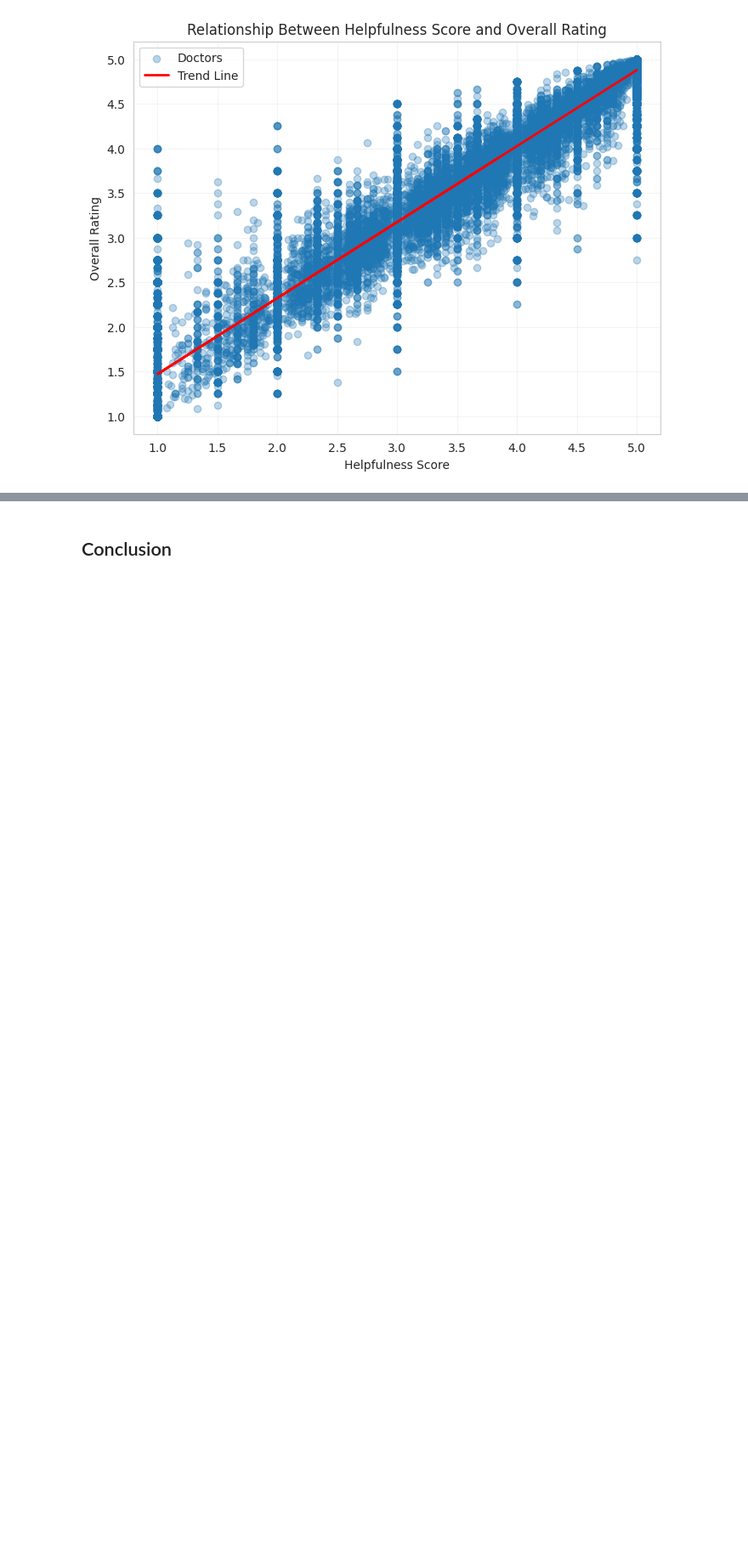
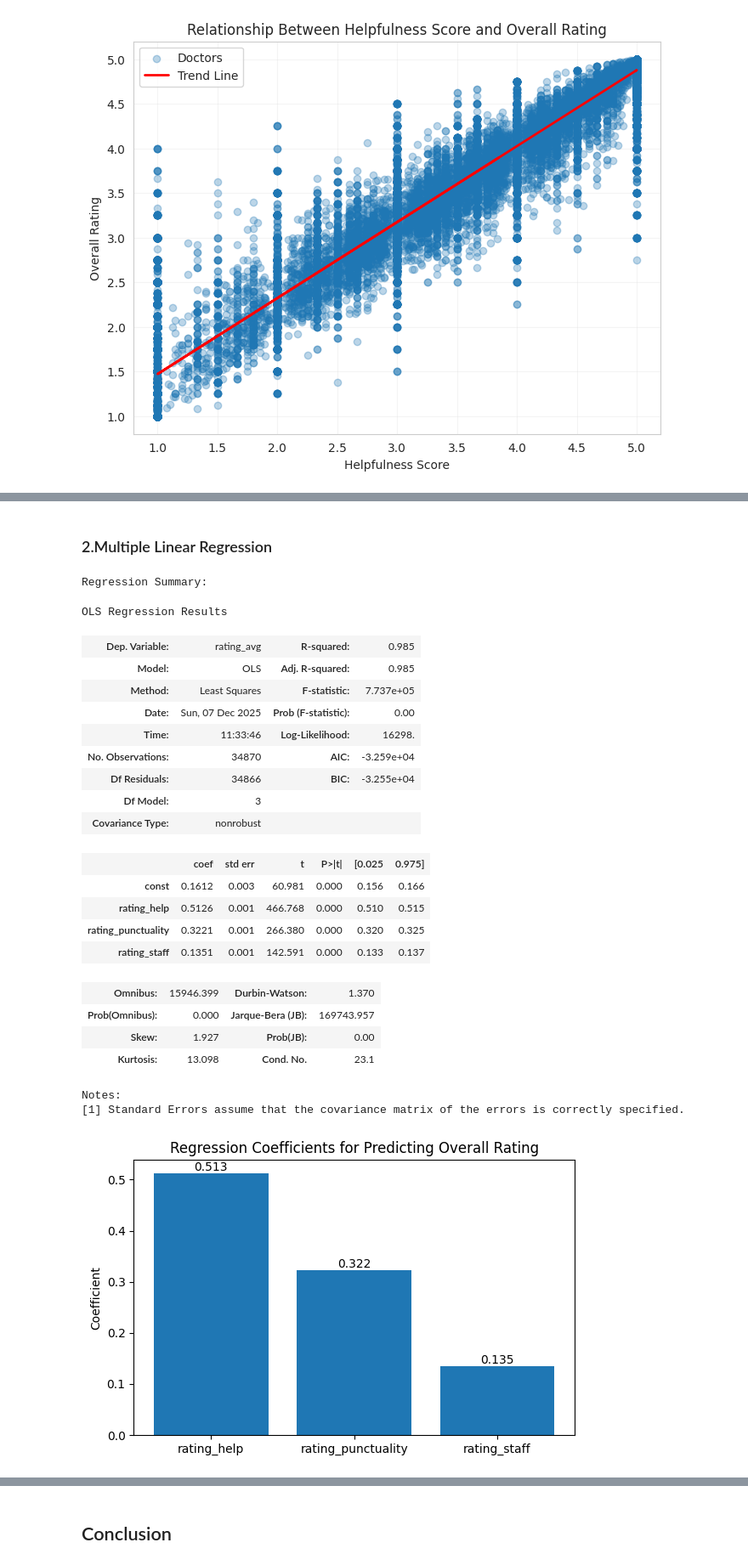
Before and after one commit to cis9650group7-boop/Group-7_Project1_HealthRateAnalysis, a Jupyter notebook: term_project_group7.ipynb, the cells around one changed output, grey strips where cells are left out. Shown at 85% size. Drawn from its saved outputs; the diff is of its cells as text; code cells hidden in the pictures; blank space fills up the shorter version.

```diff
--- a/term_project_group7.ipynb
+++ b/term_project_group7.ipynb
@@ -598,0 +638,75 @@ plt.show()
+# %% [markdown]
+### 2.Multiple Linear Regression
+# %%
+import statsmodels.api as sm
+import matplotlib.pyplot as plt
+
+# a. Prepare data for regression
+# Select the sub-rating predictors
+X = df_clean[["rating_help", "rating_punctuality", "rating_staff"]]
+
+# b.Add an intercept term for OLS regression
+X = sm.add_constant(X)
+
+# c.Target variable: overall rating
+y = df_clean["rating_avg"]
+
+# d. Fit regression model
+model = sm.OLS(y, X).fit()
+
+# e.Display full regression summary in notebook
+print("Regression Summary:")
+display(model.summary())
+
+# f. Extract coefficients (excluding intercept)
+coefs = model.params.drop("const")
+coef_df = coefs.reset_index()
+coef_df.columns = ["Sub_rating", "Coefficient"]
+
+# g. Plot coefficients directly in notebook
+plt.figure(figsize=(6,4))
+bars = plt.bar(
+    coef_df["Sub_rating"],
+    coef_df["Coefficient"]
+)
+
+plt.title("Regression Coefficients for Predicting Overall Rating")
+plt.ylabel("Coefficient")
+
+# h.Label each bar with numeric value
+for bar in bars:
+    h = bar.get_height()
+    plt.text(
+        bar.get_x() + bar.get_width() / 2,
+        h,
+        f"{h:.3f}",
+        ha="center",
+        va="bottom"
+    )
+
+plt.tight_layout()
+plt.show()
+# %% [output]
+Regression Summary:
+OLS Regression Results
+| Dep. Variable: | rating_avg | R-squared: | 0.985 |
+| Model: | OLS | Adj. R-squared: | 0.985 |
+| Method: | Least Squares | F-statistic: | 7.737e+05 |
+| Date: | Sun, 07 Dec 2025 | Prob (F-statistic): | 0.00 |
+| Time: | 11:33:46 | Log-Likelihood: | 16298. |
+| No. Observations: | 34870 | AIC: | -3.259e+04 |
+| Df Residuals: | 34866 | BIC: | -3.255e+04 |
+| Df Model: | 3 |  |  |
+| Covariance Type: | nonrobust |  |  |
+|  | coef | std err | t | P>|t| | [0.025 | 0.975] |
+| const | 0.1612 | 0.003 | 60.981 | 0.000 | 0.156 | 0.166 |
+| rating_help | 0.5126 | 0.001 | 466.768 | 0.000 | 0.510 | 0.515 |
+| rating_punctuality | 0.3221 | 0.001 | 266.380 | 0.000 | 0.320 | 0.325 |
+| rating_staff | 0.1351 | 0.001 | 142.591 | 0.000 | 0.133 | 0.137 |
+| Omnibus: | 15946.399 | Durbin-Watson: | 1.370 |
+| Prob(Omnibus): | 0.000 | Jarque-Bera (JB): | 169743.957 |
+| Skew: | 1.927 | Prob(JB): | 0.00 |
+| Kurtosis: | 13.098 | Cond. No. | 23.1 |
+Notes:
+[1] Standard Errors assume that the covariance matrix of the errors is correctly specified.
+[figure, added]
```
Also changed, not shown: parts of 9 cells of this notebook.
